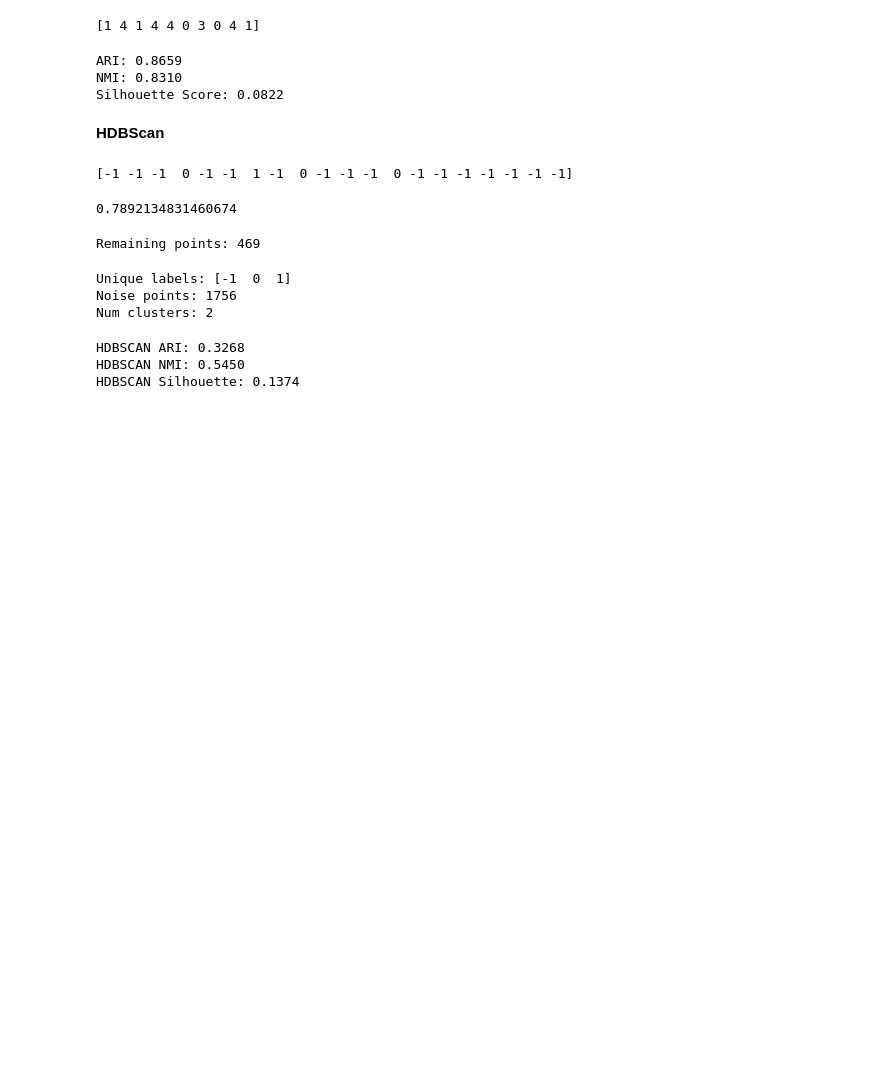
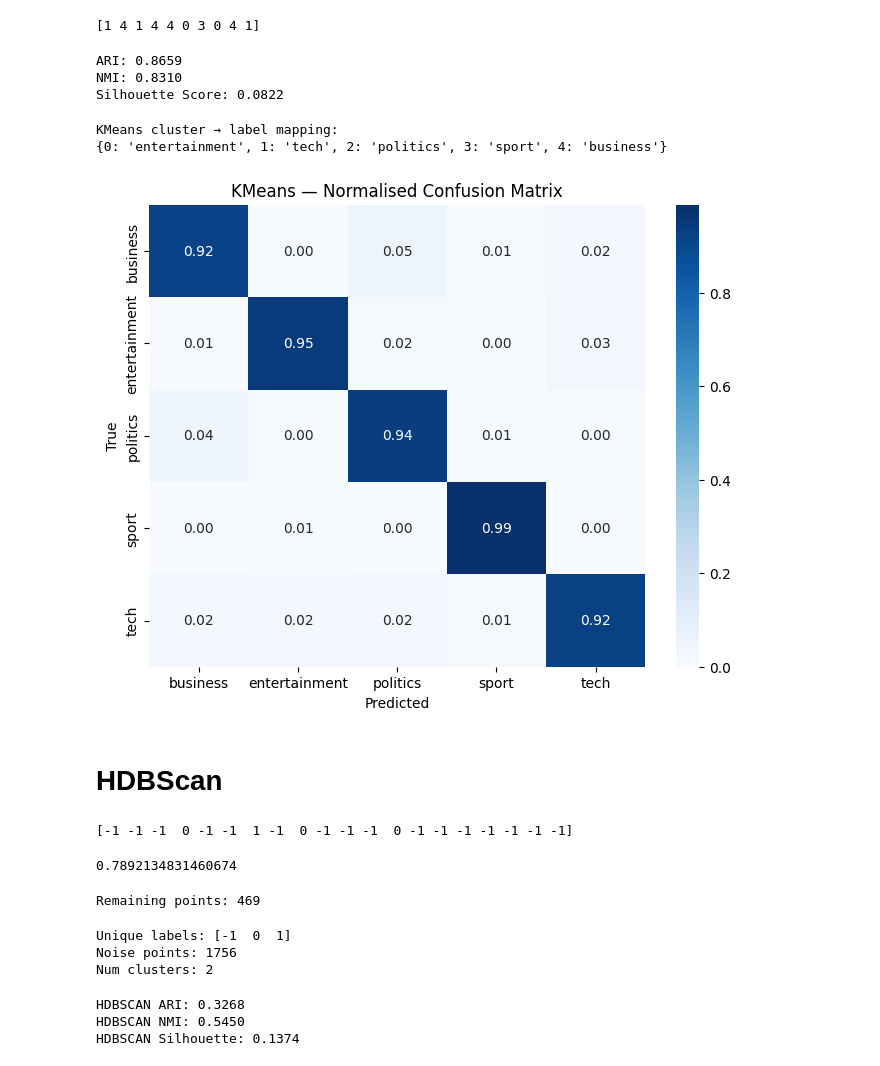
Before and after one commit to rleytonm/UoW-PETER, a Jupyter notebook: notebooks/Other_Clusters.ipynb, the cells around one changed output. Drawn from its saved outputs; the diff is of its cells as text; code cells hidden in the pictures; blank space fills up the shorter version.

```diff
--- a/notebooks/Other_Clusters.ipynb
+++ b/notebooks/Other_Clusters.ipynb
@@ -109,7 +154,14 @@ print(list(le.classes_))  #see label mapping
 # %%
+# KMeans clustering
+
 k = 5
 
-kmeans = KMeans(n_clusters=k, random_state=42, n_init=10)
+kmeans = KMeans(
+    n_clusters=k,
+    random_state=RANDOM_STATE,
+    n_init=10
+)
+
 kmeans_labels = kmeans.fit_predict(embeddings_norm)
 
 print(kmeans_labels[:10])
@@ -127,6 +181,55 @@ print(f"Silhouette Score: {sil:.4f}")
 ARI: 0.8659
 NMI: 0.8310
 Silhouette Score: 0.0822
+# %%
+# KMeans confusion matrix
+
+labels = ["business", "entertainment", "politics", "sport", "tech"]
+
+# Build majority-vote mapping:
+# cluster integer -> label name
+kmeans_cluster_to_label = {}
+
+for cluster_id in range(5):
+    mask = kmeans_labels == cluster_id
+    majority = true_labels[mask].mode()[0]
+    kmeans_cluster_to_label[cluster_id] = majority
+
+print("KMeans cluster → label mapping:")
+print(kmeans_cluster_to_label)
+
+# Map cluster predictions to label names
+kmeans_predicted = pd.Series(kmeans_labels).map(kmeans_cluster_to_label)
+
+# Create normalised confusion matrix
+cm_kmeans = confusion_matrix(
+    true_labels,
+    kmeans_predicted,
+    labels=labels,
+    normalize="true"
+)
+
+# Plot confusion matrix
+plt.figure(figsize=(8, 6))
+
+sns.heatmap(
+    cm_kmeans,
+    annot=True,
+    fmt=".2f",
+    cmap="Blues",
+    xticklabels=labels,
+    yticklabels=labels
+)
+
+plt.xlabel("Predicted")
+plt.ylabel("True")
+plt.title("KMeans — Normalised Confusion Matrix")
+
+plt.show()
+# %% [output]
+KMeans cluster → label mapping:
+{0: 'entertainment', 1: 'tech', 2: 'politics', 3: 'sport', 4: 'business'}
+[figure, added]
 # %% [markdown]
-**HDBScan**
+# **HDBScan**
 # %%
```
Also changed, not shown: parts of 30 cells of this notebook.
